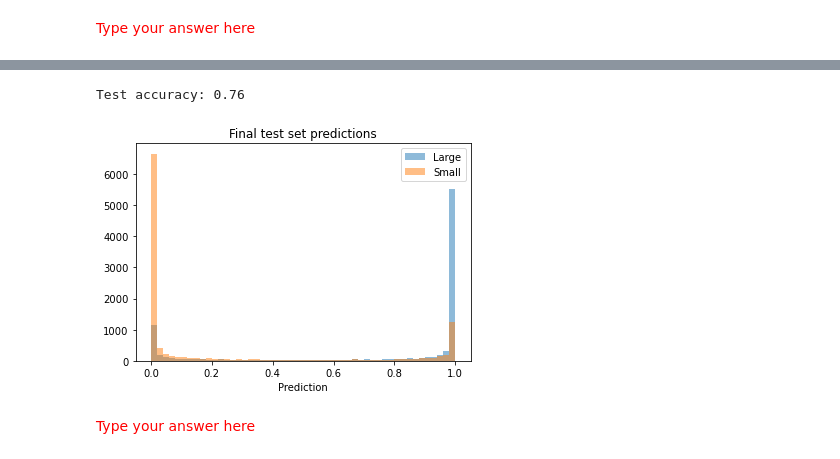
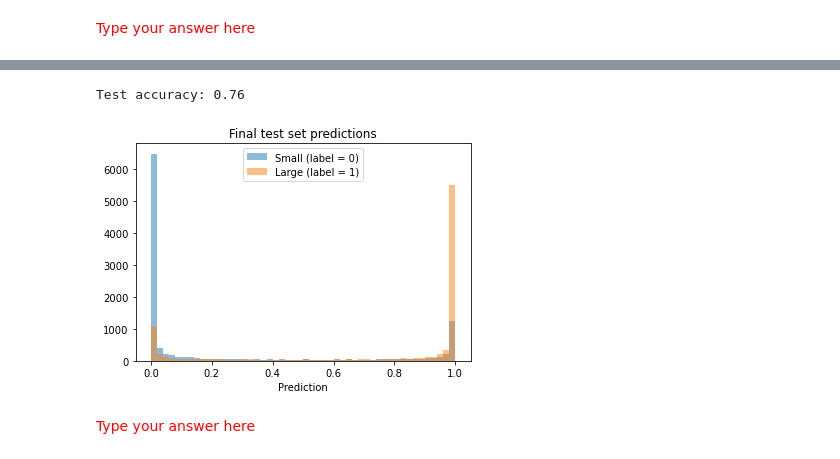
Before and after one commit to dkrahulec127/8dc00-website, a Jupyter notebook: docs/source/reader/2.5_CNNs_fundamental_building_blocks.ipynb, the cells around one changed output, grey strips where cells are left out. Saved outputs shown, nothing was run; the diff lists cells and outputs as text; code cells hidden in the pictures.

```diff
--- a/docs/source/reader/2.5_CNNs_fundamental_building_blocks.ipynb
+++ b/docs/source/reader/2.5_CNNs_fundamental_building_blocks.ipynb
@@ -456,7 +454,6 @@ print('> Start training ...')
 # Train for n_epochs epochs
 n_epochs = 100
 for epoch in range(n_epochs):
-    if (epoch+1)%5==0: print('epoch {}/{}'.format(epoch+1, n_epochs))
 
     # Shuffle training images every epoch
     training_x, training_y = util.shuffle_training_x(training_x, training_y)
@@ -481,22 +478,23 @@ for epoch in range(n_epochs):
     # Forward pass only (no backward pass in inference phase!)
     _, val_output = forward(validation_x, weights)
     # Save validation loss
-    validation_loss.append(util.loss(val_output, validation_y))
+    val_loss = util.loss(val_output, validation_y)
+    validation_loss.append(val_loss)
     accuracy = (validation_y == np.round(val_output)).sum()/(validation_y.shape[0])
     Acc.append(accuracy)
+
+    # Plot loss function and accuracy of validation set
+    clear_output(wait=True)
+    fig, ax = plt.subplots(1,2, figsize=(15,5))
+    ax[0].plot(steps,training_loss)
+    ax[0].plot(range(1, len(validation_loss)+1), validation_loss, '.')
+    ax[0].legend(['Training loss', 'Validation loss'])
+    ax[0].set_title(f'Loss curves after {epoch+1}/{n_epochs} epochs')
+    ax[0].set_ylabel('Loss'); ax[0].set_xlabel('epochs')
+    ax[1].plot(Acc)
+    ax[1].set_title(f'Validation accuracy after {epoch+1}/{n_epochs} epochs')
+    ax[1].set_ylabel('Accuracy'); ax[1].set_xlabel('epochs')
+    plt.show()
+
 print('> Training finished')
-
-# Plot loss function and accuracy of validation set
-fig, ax = plt.subplots(1,2, figsize=(15,5))
-ax[0].plot(steps,training_loss)
-ax[0].plot(range(1, len(validation_loss)+1), validation_loss, '.')
-ax[0].set_ylabel('Loss')
-ax[0].set_xlabel('epochs')
-ax[0].legend(['Training loss', 'Validation loss'])
-ax[0].set_title('Loss curves')
-ax[1].plot(Acc)
-ax[1].set_title('Validation accuracy over time')
-ax[1].set_ylabel('Accuracy')
-ax[1].set_xlabel('epochs')
-plt.show()
 # %% [output]
@@ -545,21 +527,21 @@ Run the following cell.
 # %%
 # Forward pass on test set
 _, test_output = forward(test_x, weights)
 test_accuracy = (test_y == np.round(test_output)).sum()/(test_y.shape[0])
 print('Test accuracy: {:.2f}'.format(test_accuracy))
 
 # Plot final test predictions
 large_list = test_output[test_y==1]
 small_list = test_output[test_y==0]
 plt.figure()
+plt.hist(small_list, 50, alpha = 0.5)
 plt.hist(large_list, 50, alpha = 0.5)
-plt.hist(small_list, 50, alpha = 0.5)
-plt.legend(['Large', 'Small'])
+plt.legend(['Small (label = 0)','Large (label = 1)'], loc = 'upper center')
 plt.xlabel('Prediction')
 plt.title('Final test set predictions')
 plt.show()
 # %% [output]
 Test accuracy: 0.76
-[figure, old version]
+[figure, new version]
 # %% [markdown]
 <font style="color:red">Type your answer here</font>
```
Also changed, not shown: parts of 8 cells of this notebook, 1 other file.
